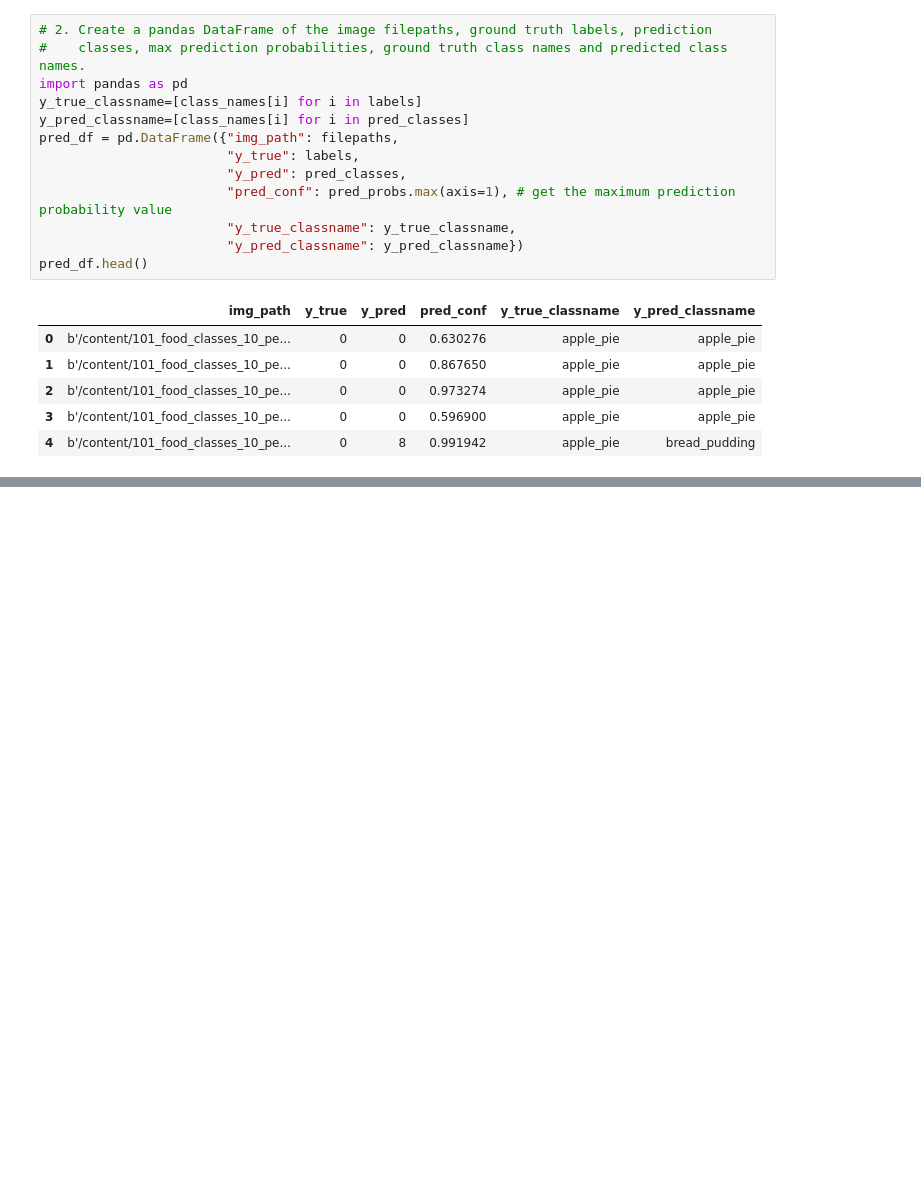
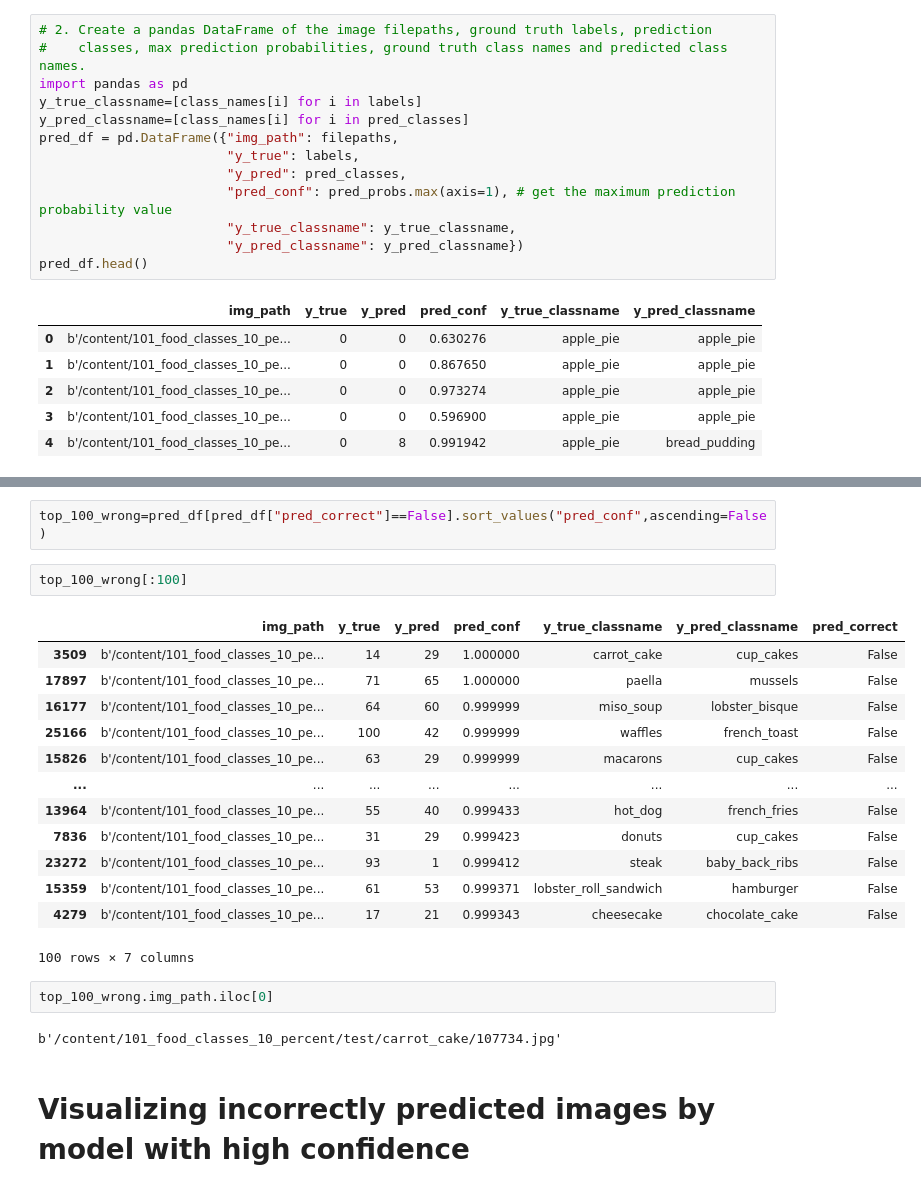
Before and after one commit to khanabdulmajid/tensorflow_deep_learning, a Jupyter notebook: 06__Transfer_learning_in_tensorflow_part_3_scaling_up.ipynb, the cells around one changed output, grey strips where cells are left out. Drawn from its saved outputs; the diff is of its cells as text; blank space fills up the shorter version.

```diff
--- a/06__Transfer_learning_in_tensorflow_part_3_scaling_up.ipynb
+++ b/06__Transfer_learning_in_tensorflow_part_3_scaling_up.ipynb
@@ -469,0 +475,24 @@ list
+# %%
+top_100_wrong=pred_df[pred_df["pred_correct"]==False].sort_values("pred_conf",ascending=False)
+# %%
+top_100_wrong[:100]
+# %% [output]
+|  | img_path | y_true | y_pred | pred_conf | y_true_classname | y_pred_classname | pred_correct |
+| 3509 | b'/content/101_food_classes_10_pe... | 14 | 29 | 1.000000 | carrot_cake | cup_cakes | False |
+| 17897 | b'/content/101_food_classes_10_pe... | 71 | 65 | 1.000000 | paella | mussels | False |
+| 16177 | b'/content/101_food_classes_10_pe... | 64 | 60 | 0.999999 | miso_soup | lobster_bisque | False |
+| 25166 | b'/content/101_food_classes_10_pe... | 100 | 42 | 0.999999 | waffles | french_toast | False |
+| 15826 | b'/content/101_food_classes_10_pe... | 63 | 29 | 0.999999 | macarons | cup_cakes | False |
+| ... | ... | ... | ... | ... | ... | ... | ... |
+| 13964 | b'/content/101_food_classes_10_pe... | 55 | 40 | 0.999433 | hot_dog | french_fries | False |
+| 7836 | b'/content/101_food_classes_10_pe... | 31 | 29 | 0.999423 | donuts | cup_cakes | False |
+| 23272 | b'/content/101_food_classes_10_pe... | 93 | 1 | 0.999412 | steak | baby_back_ribs | False |
+| 15359 | b'/content/101_food_classes_10_pe... | 61 | 53 | 0.999371 | lobster_roll_sandwich | hamburger | False |
+| 4279 | b'/content/101_food_classes_10_pe... | 17 | 21 | 0.999343 | cheesecake | chocolate_cake | False |
+100 rows × 7 columns
+# %%
+top_100_wrong.img_path.iloc[0]
+# %% [output]
+b'/content/101_food_classes_10_percent/test/carrot_cake/107734.jpg'
+# %% [markdown]
+# Visualizing incorrectly predicted images by model with high confidence
```
Also changed, not shown: parts of 4 cells of this notebook.
